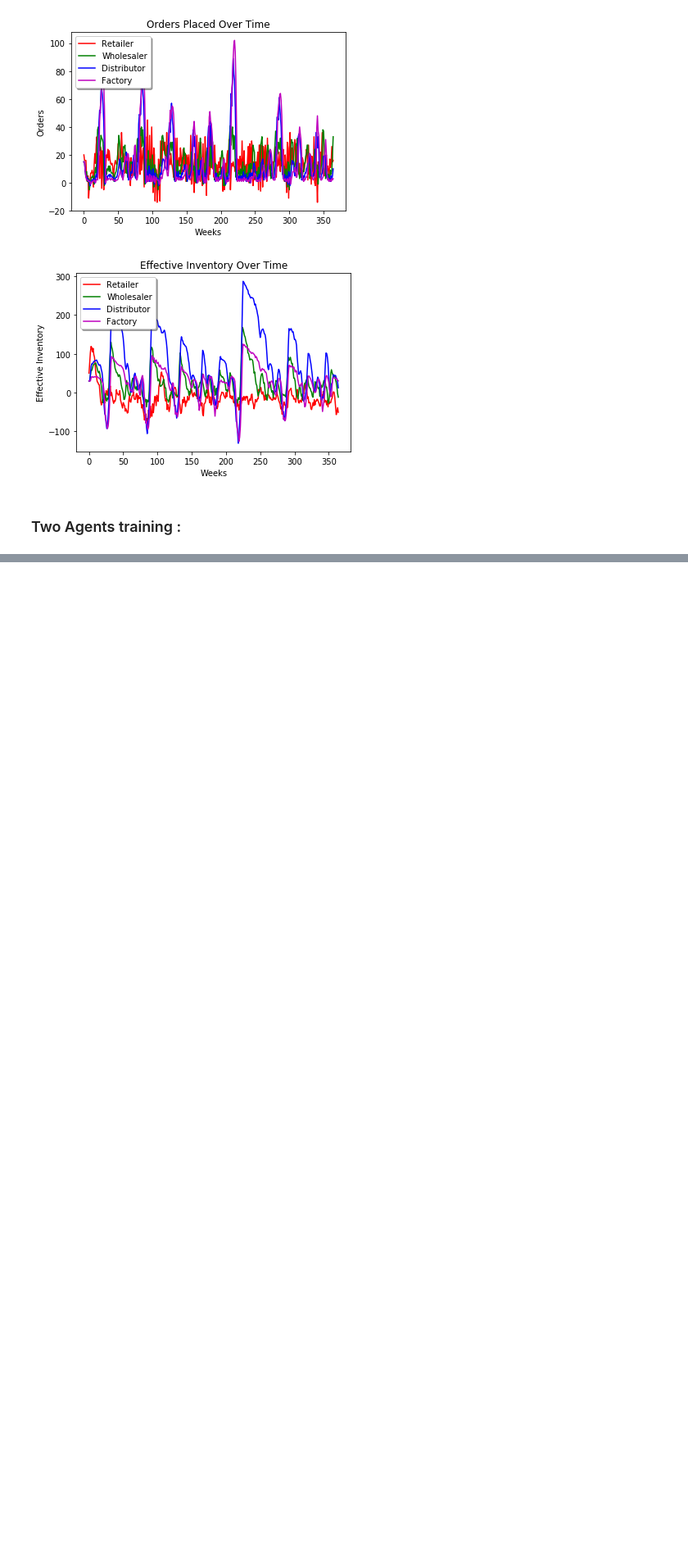
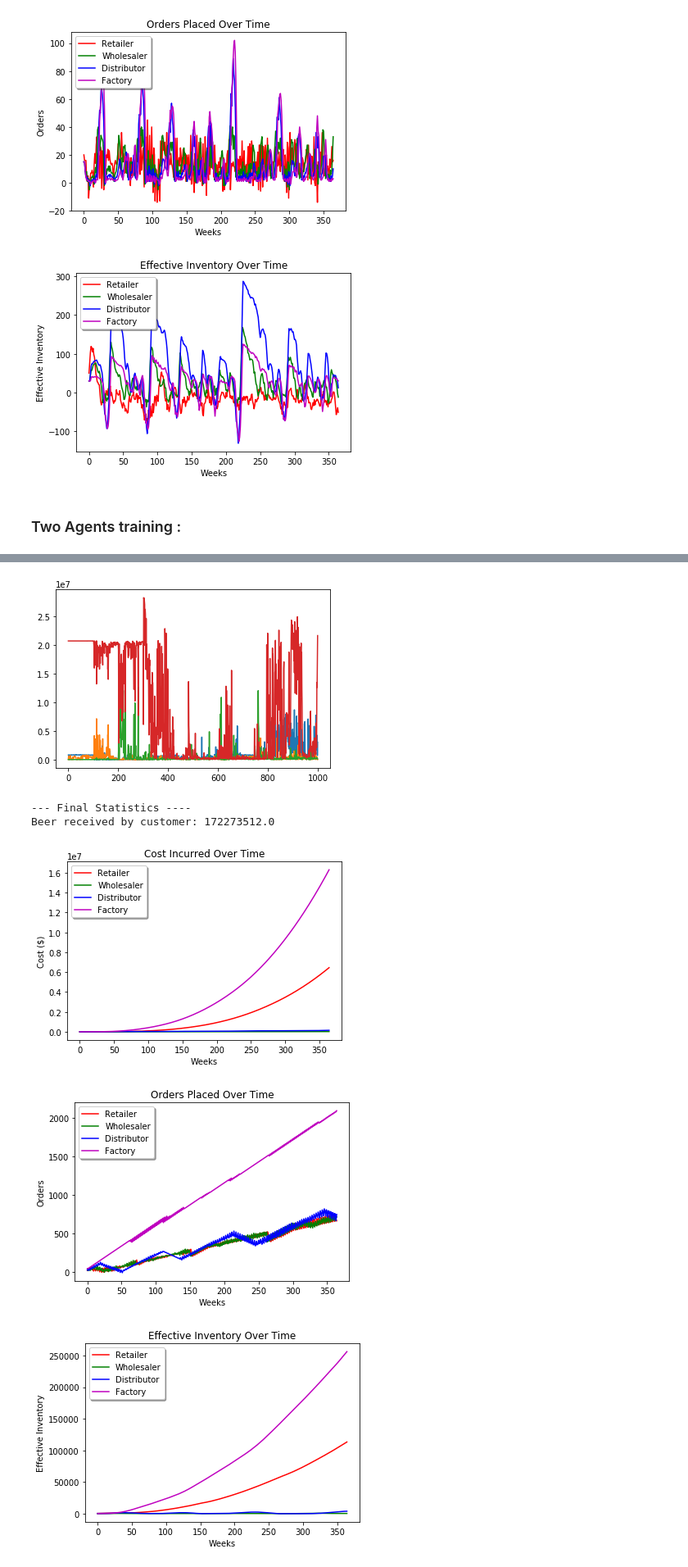
Before and after one commit to ahmedlahloum/Reinforcement-Learning-Project, a Jupyter notebook: Main_Notebook.ipynb, the cells around one changed output, grey strips where cells are left out. Shown: that part at 82% size. Saved outputs shown, nothing was run; the diff lists cells and outputs as text; code cells hidden in the pictures; blank space fills up the shorter version.

```diff
--- a/Main_Notebook.ipynb
+++ b/Main_Notebook.ipynb
@@ -387,12 +387,13 @@ class DQN_Policy:
     def __init__(self , network , train = False):
         self.network = network
         self.train = train
+        self.n_steps = 0
 
     def calculate_order(self, array):
 
         if self.train:
             # Exploration :
-            pb_exploration = EPS_END + (EPS_START - EPS_END) * np.exp(-1. * N_STEPS / EPS_DECAY)
+            pb_exploration = EPS_END + (EPS_START - EPS_END) * np.exp(-1. * self.n_steps / EPS_DECAY)
             if np.random.random() <= pb_exploration:
                 action = int(np.random.choice(MAX_ACTIONS))
                 return array[-1][1] + action - int(MAX_ACTIONS/2) , action
@@ -478,7 +479,7 @@ def to_tensors(variables):
 
 #######
 
-def update_costs(Simulator , policies , cost_lists , n_sims = 1):
+def update_costs(Simulator , policies , cost_lists , n_sims = 10):
 
     # Turn off the training:
     for pol in policies:
@@ -527,7 +528,6 @@ retailer_optimizer = optim.RMSprop(retailer_policy.network.parameters() , lr = 0
 exp_lr_scheduler = optim.lr_scheduler.StepLR(retailer_optimizer, step_size=365*100, gamma=0.5)
 
 
-N_STEPS = 0
 
 retailer_policy.train , retailer_costs = True , []
 wholesaler_costs = []
@@ -567,9 +567,8 @@ for i_episode in range(num_episodes):
 
         # Perform one step of the optimization (on the policies network)
         optimize_model(retailer_policy.network , target_retailer_net , retailer_optimizer , retailer_memory)
+        retailer_policy.n_steps += 1
 
-
-        N_STEPS += 1 # New step.
 
     # Update the target network
     if i_episode % TARGET_UPDATE == 0:
@@ -745,0 +853,7 @@ Beer received by customer: 6017.0
+# %%
+plt.plot(retailer_costs)
+plt.plot(wholesaler_costs)
+plt.show()
+
+Simulator.init_simulation(retailer_policy , wholesaler_policy , opolicy , opolicy)
+Simulator.run_simulation()
@@ -745,0 +1042,17 @@ Beer received by customer: 6017.0
+# %%
+plt.plot(retailer_costs)
+plt.plot(wholesaler_costs)
+plt.plot(distributor_costs)
+plt.plot(factory_costs)
+
+plt.show()
+
+Simulator.init_simulation(retailer_policy , wholesaler_policy , distributor_policy , factory_policy)
+Simulator.run_simulation()
+# %% [output]
+[figure, added]
+--- Final Statistics ----
+Beer received by customer: 172273512.0
+[figure, added]
+[figure, added]
+[figure, added]
```
Also changed, not shown: parts of 11 cells of this notebook.
